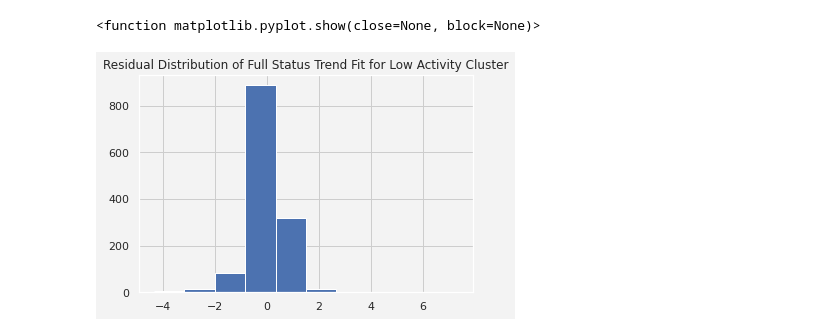
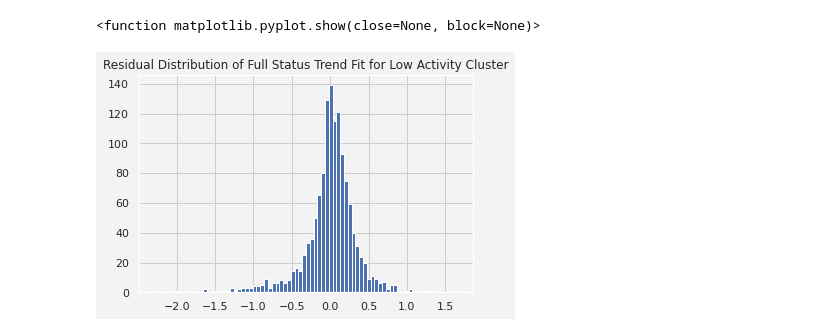
Before and after one commit to evan-kiolbassa/citibike, a Jupyter notebook: Models/Time Series of Dock Status.ipynb, the cells around one changed output. Saved outputs shown, nothing was run; the diff lists cells and outputs as text; code cells hidden in the pictures.

```diff
--- a/Models/Time Series of Dock Status.ipynb
+++ b/Models/Time Series of Dock Status.ipynb
@@ -215,4 +210,5 @@ plt.show
 full_cluster0 = pd.Series(daily_inventory[pd.IndexSlice[:,0,'Full Alert']])
 # %%
 full_cluster0,lam = boxcox(full_cluster0)
+full_cluster0 = trans.fit_transform(full_cluster0.reshape(-1,1))
 # %%
@@ -265,4 +261,5 @@ plt.show
 full_cluster1 = pd.Series(daily_inventory[pd.IndexSlice[:,1,'Full Alert']])
 # %%
 full_cluster1,lam = boxcox(full_cluster1)
+full_cluster1 = trans.fit_transform(full_cluster1.reshape(-1,1))
 # %%
@@ -315,8 +312,9 @@ plt.show
 full_cluster2 = pd.Series(daily_inventory[pd.IndexSlice[:,2,'Full Alert']])
 # %%
 full_cluster2,lam = boxcox(full_cluster2)
+full_cluster2 = trans.fit_transform(full_cluster2.reshape(-1,1))
 # %%
-full_cluster2 = pd.Series(full_cluster2)
+full_cluster2 = pd.DataFrame(full_cluster2)
 # %%
 full_status2_fit, predictions, test, residuals = model_creation(full_cluster2)
 # %% [output]
@@ -354,13 +352,13 @@ plt.show()
 # %%
 colors = ["#263571", '#ea2029', '#39a2e1']
 sns.set(rc={'axes.facecolor':'#f3f3f3', 'figure.facecolor':'#f3f3f3', 'grid.color': '#cdcdcd'})
-plt.hist(residuals)
+plt.hist(residuals, bins = 80)
 
 plt.title('Residual Distribution of Full Status Trend Fit for Low Activity Cluster')
 plt.show
 # %% [output]
 <function matplotlib.pyplot.show(close=None, block=None)>
-[figure, old version]
+[figure, new version]
 # %%
 healthy_cluster0 = pd.Series(daily_inventory[pd.IndexSlice[:,0,'Healthy']])
 # %%
```
Also changed, not shown: parts of 47 cells of this notebook.
